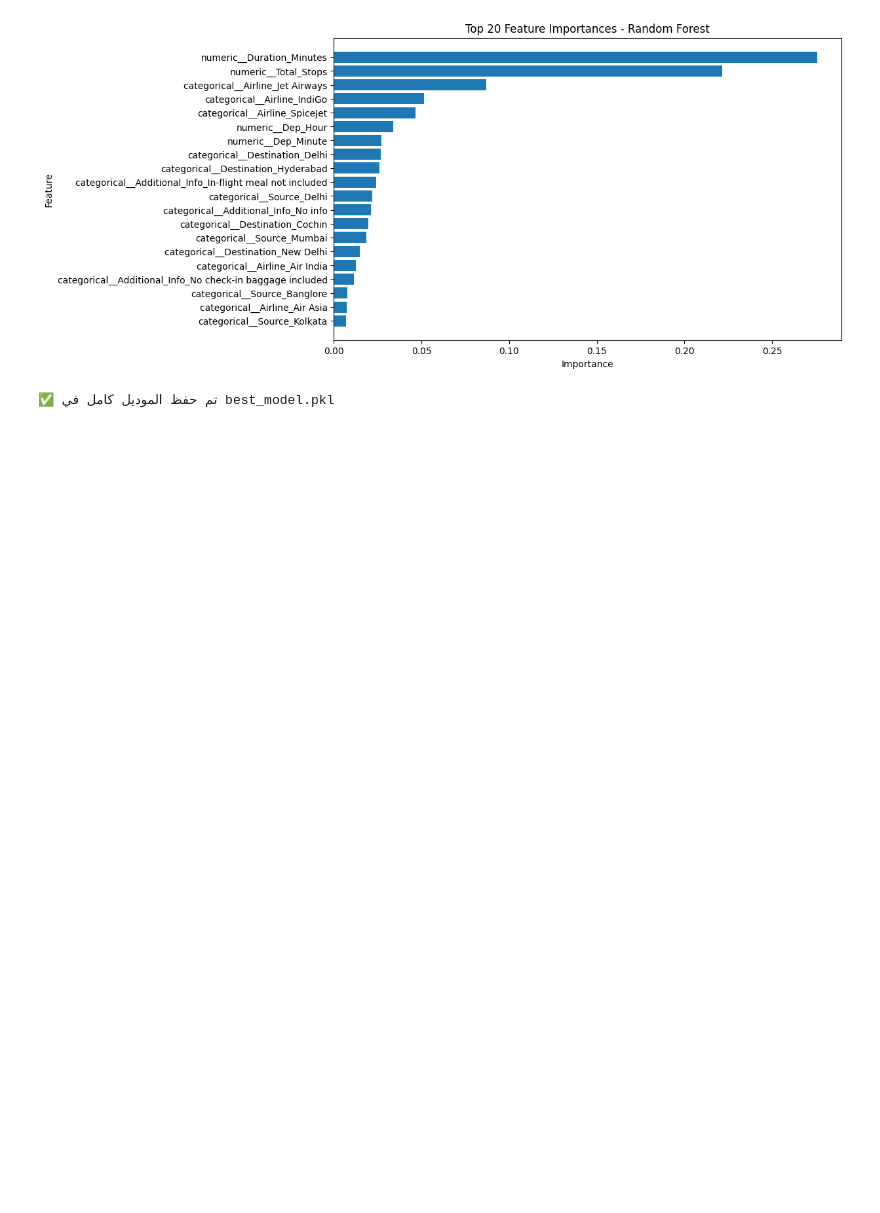
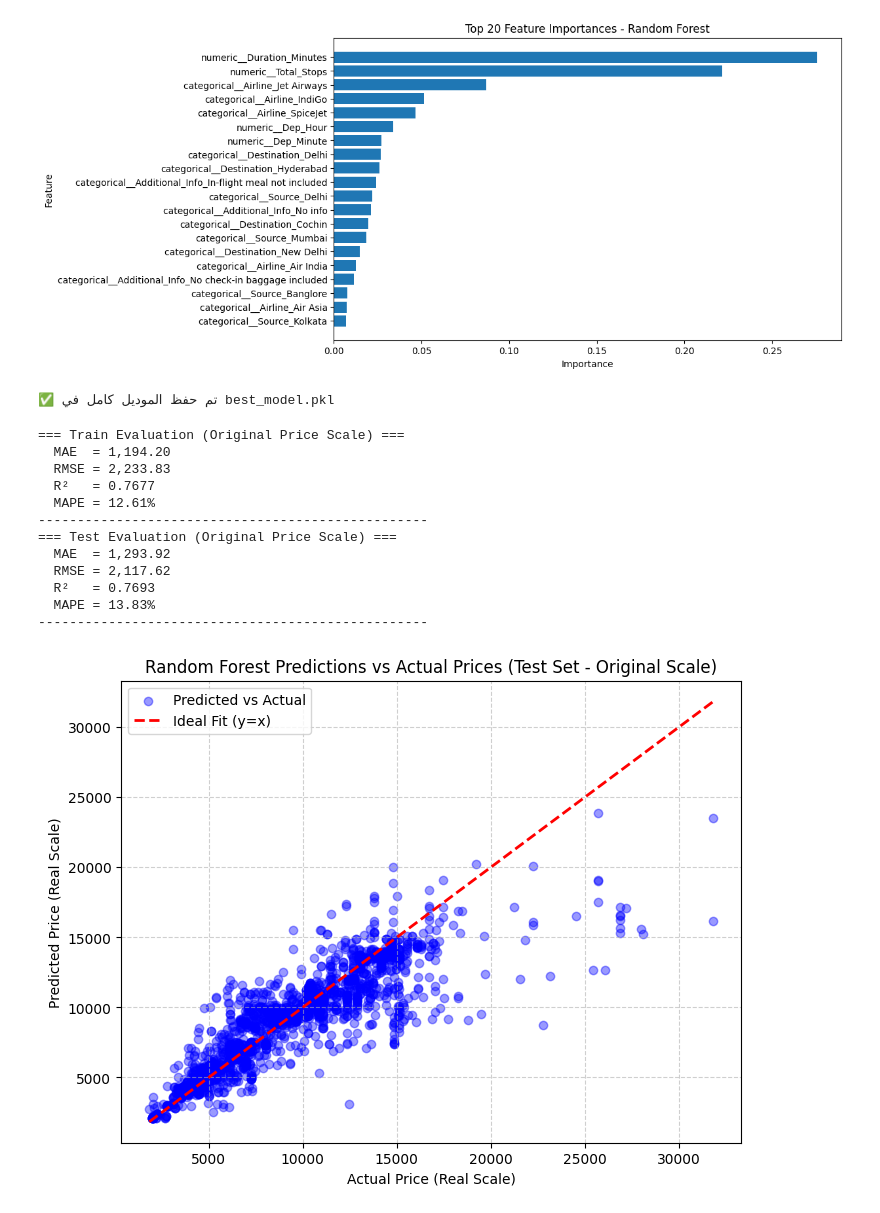
Before and after one commit to Abdelrahmandeep/Flight-Price-Prediction, a Jupyter notebook: flight_price_prediction.ipynb, the cells around one changed output. Cells and saved outputs as stored; diff of their text form; code cells hidden in the pictures; blank space fills up the shorter version.

Commit message:
feat: add original-scale model evaluation, interactive analytics dashboard, and documentation

```diff
--- a/flight_price_prediction.ipynb
+++ b/flight_price_prediction.ipynb
@@ -391,3 +421,63 @@ joblib.dump(best_pipeline, "best_model.pkl")
 print("✅ تم حفظ الموديل كامل في best_model.pkl")
 # %% [output]
 ✅ تم حفظ الموديل كامل في best_model.pkl
+# %%
+# -------------------------------------------------------------
+# 📊 تقييم النموذج بالقيم الحقيقية للأسعار (بعيداً عن اللوغاريتم)
+# -------------------------------------------------------------
+import numpy as np
+import matplotlib.pyplot as plt
+from sklearn.metrics import mean_absolute_error, mean_squared_error, r2_score
+
+# 1. تحويل القيم الحقيقية والتوقعات من المقياس اللوغاريتمي إلى مقياس السعر الفعلي باستخدام np.expm1
+y_train_actual = np.expm1(y_train)
+y_test_actual = np.expm1(y_test)
+
+y_train_pred_actual = np.expm1(best_pipeline.predict(X_train))
+y_test_pred_actual = np.expm1(best_pipeline.predict(X_test))
+
+# 2. دالة التقييم بالأسعار الأصلية
+def evaluate_original_scale(y_true, y_pred, dataset_name="Dataset"):
+    mae = mean_absolute_error(y_true, y_pred)
+    rmse = np.sqrt(mean_squared_error(y_true, y_pred))
+    r2 = r2_score(y_true, y_pred)
+    mape = np.mean(np.abs((y_true - y_pred) / y_true)) * 100
+
+    print(f"=== {dataset_name} Evaluation (Original Price Scale) ===")
+    print(f"  MAE  = {mae:,.2f}")
+    print(f"  RMSE = {rmse:,.2f}")
+    print(f"  R²   = {r2:.4f}")
+    print(f"  MAPE = {mape:.2f}%")
+    print("-" * 50)
+    return mae, rmse, r2, mape
+
+# حساب وعرض التقييم
+train_real_scores = evaluate_original_scale(y_train_actual, y_train_pred_actual, "Train")
+test_real_scores = evaluate_original_scale(y_test_actual, y_test_pred_actual, "Test")
+
+# 3. رسم بياني يوضح الأسعار الحقيقية مقابل المتوقعة (Test Set)
+plt.figure(figsize=(8, 6))
+plt.scatter(y_test_actual, y_test_pred_actual, alpha=0.4, color='blue', label="Predicted vs Actual")
+max_val = max(y_test_actual.max(), y_test_pred_actual.max())
+min_val = min(y_test_actual.min(), y_test_pred_actual.min())
+plt.plot([min_val, max_val], [min_val, max_val], "r--", lw=2, label="Ideal Fit (y=x)")
+plt.xlabel("Actual Price (Real Scale)")
+plt.ylabel("Predicted Price (Real Scale)")
+plt.title("Random Forest Predictions vs Actual Prices (Test Set - Original Scale)")
+plt.legend()
+plt.grid(True, linestyle="--", alpha=0.6)
+plt.show()
+# %% [output]
+=== Train Evaluation (Original Price Scale) ===
+  MAE  = 1,194.20
+  RMSE = 2,233.83
+  R²   = 0.7677
+  MAPE = 12.61%
+--------------------------------------------------
+=== Test Evaluation (Original Price Scale) ===
+  MAE  = 1,293.92
+  RMSE = 2,117.62
+  R²   = 0.7693
+  MAPE = 13.83%
+--------------------------------------------------
+[figure, added]
```
Also changed, not shown: parts of 1 cell of this notebook, 4 other files.
